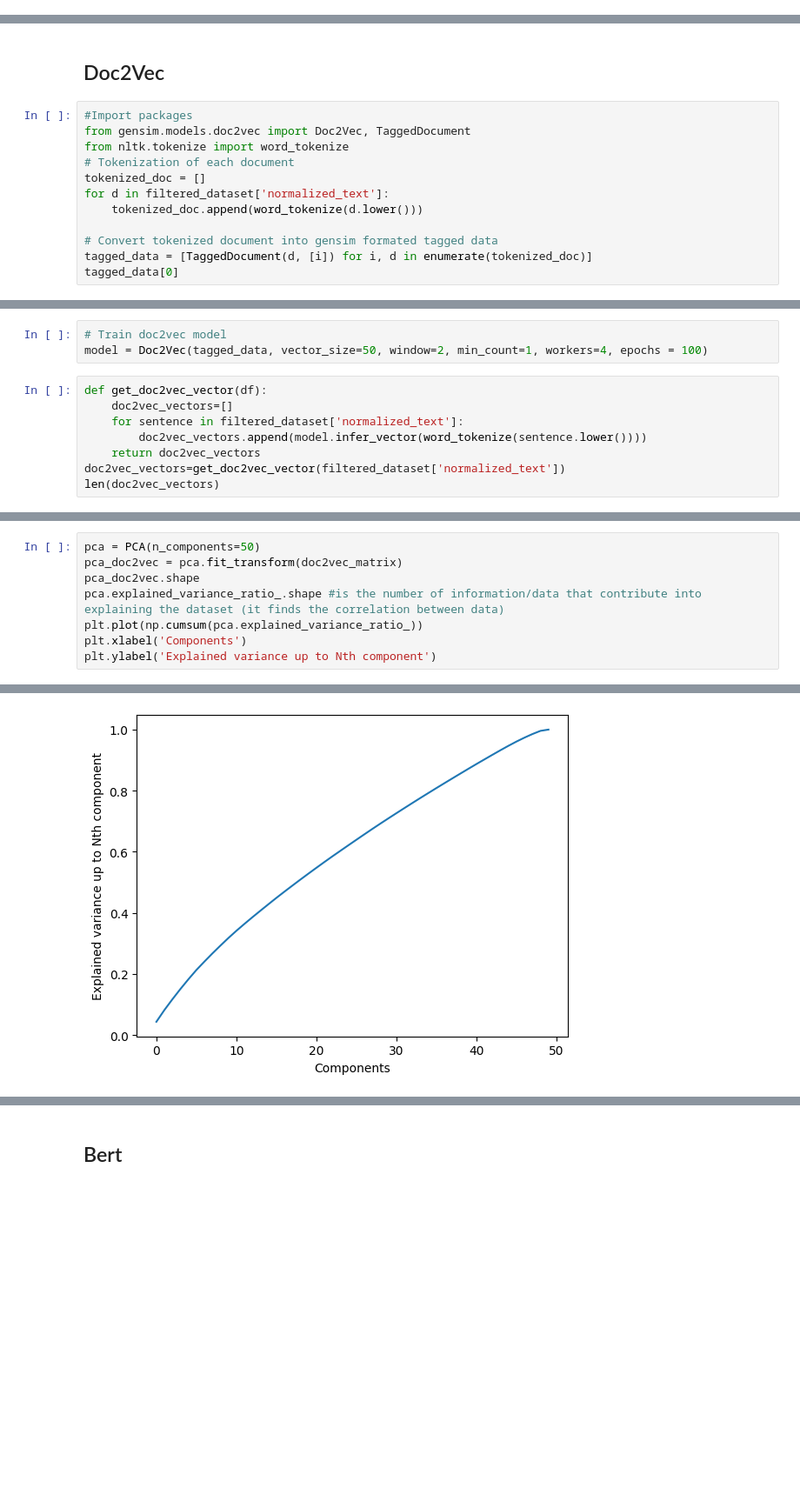
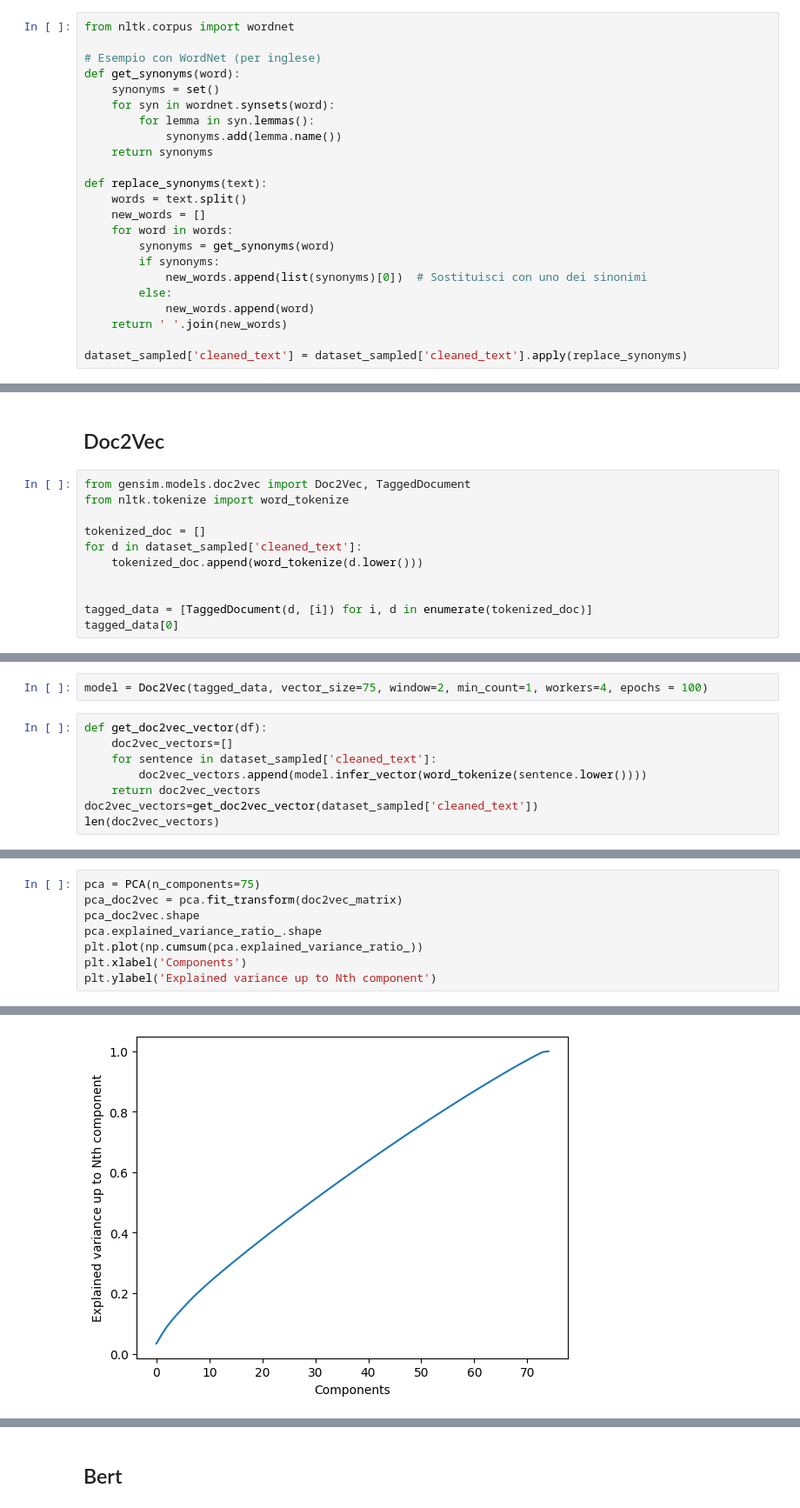
Before and after one commit to AndreaDAmicis22/TextMining, a Jupyter notebook: projectTextMining.ipynb, the cells around one changed output, grey strips where cells are left out. Shown at 87% size. Cells and saved outputs as stored; diff of their text form; blank space fills up the shorter version.

```diff
--- a/projectTextMining.ipynb
+++ b/projectTextMining.ipynb
@@ -185,3 +194,26 @@ dataset_sampled['normalized_text'] = dataset_sampled['text'].apply(lambda x: nor
+# %%
+from nltk.corpus import wordnet
+
+# Esempio con WordNet (per inglese)
+def get_synonyms(word):
+    synonyms = set()
+    for syn in wordnet.synsets(word):
+        for lemma in syn.lemmas():
+            synonyms.add(lemma.name())
+    return synonyms
+
+def replace_synonyms(text):
+    words = text.split()
+    new_words = []
+    for word in words:
+        synonyms = get_synonyms(word)
+        if synonyms:
+            new_words.append(list(synonyms)[0])  # Sostituisci con uno dei sinonimi
+        else:
+            new_words.append(word)
+    return ' '.join(new_words)
+
+dataset_sampled['cleaned_text'] = dataset_sampled['cleaned_text'].apply(replace_synonyms)
 # %%
 print(dataset_sampled[['text', 'cleaned_text', 'normalized_text']].head(3))
 # %% [output]
@@ -250,15 +263,14 @@ tfidf_2g_transformation= tfidf_ngram(2,X_train=filtered_dataset['cleaned_text'])
 # %% [markdown]
 ## Doc2Vec
 # %%
-#Import packages
 from gensim.models.doc2vec import Doc2Vec, TaggedDocument
 from nltk.tokenize import word_tokenize
-# Tokenization of each document
+
 tokenized_doc = []
-for d in filtered_dataset['normalized_text']:
+for d in dataset_sampled['cleaned_text']:
     tokenized_doc.append(word_tokenize(d.lower()))
 
-# Convert tokenized document into gensim formated tagged data
+
 tagged_data = [TaggedDocument(d, [i]) for i, d in enumerate(tokenized_doc)]
 tagged_data[0]
 # %% [output]
@@ -266,12 +278,11 @@ TaggedDocument(words=['already', 'familiar', 'repeating', 'tasks', 'every', 'n',
 # %%
-# Train doc2vec model
-model = Doc2Vec(tagged_data, vector_size=50, window=2, min_count=1, workers=4, epochs = 100)
+model = Doc2Vec(tagged_data, vector_size=75, window=2, min_count=1, workers=4, epochs = 100)
 # %%
 def get_doc2vec_vector(df):
     doc2vec_vectors=[]
-    for sentence in filtered_dataset['normalized_text']:
+    for sentence in dataset_sampled['cleaned_text']:
         doc2vec_vectors.append(model.infer_vector(word_tokenize(sentence.lower())))
     return doc2vec_vectors
-doc2vec_vectors=get_doc2vec_vector(filtered_dataset['normalized_text'])
+doc2vec_vectors=get_doc2vec_vector(dataset_sampled['cleaned_text'])
 len(doc2vec_vectors)
 # %% [output]
@@ -284,11 +348,11 @@ doc2vec_matrix.shape
 # %%
-pca = PCA(n_components=50)
+pca = PCA(n_components=75)
 pca_doc2vec = pca.fit_transform(doc2vec_matrix)
 pca_doc2vec.shape
-pca.explained_variance_ratio_.shape #is the number of information/data that contribute into explaining the dataset (it finds the correlation between data)
+pca.explained_variance_ratio_.shape
 plt.plot(np.cumsum(pca.explained_variance_ratio_))
 plt.xlabel('Components')
 plt.ylabel('Explained variance up to Nth component')
 # %% [output]
 Text(0, 0.5, 'Explained variance up to Nth component')
-[figure, old version]
+[figure, new version]
```
Also changed, not shown: parts of 50 cells of this notebook.
